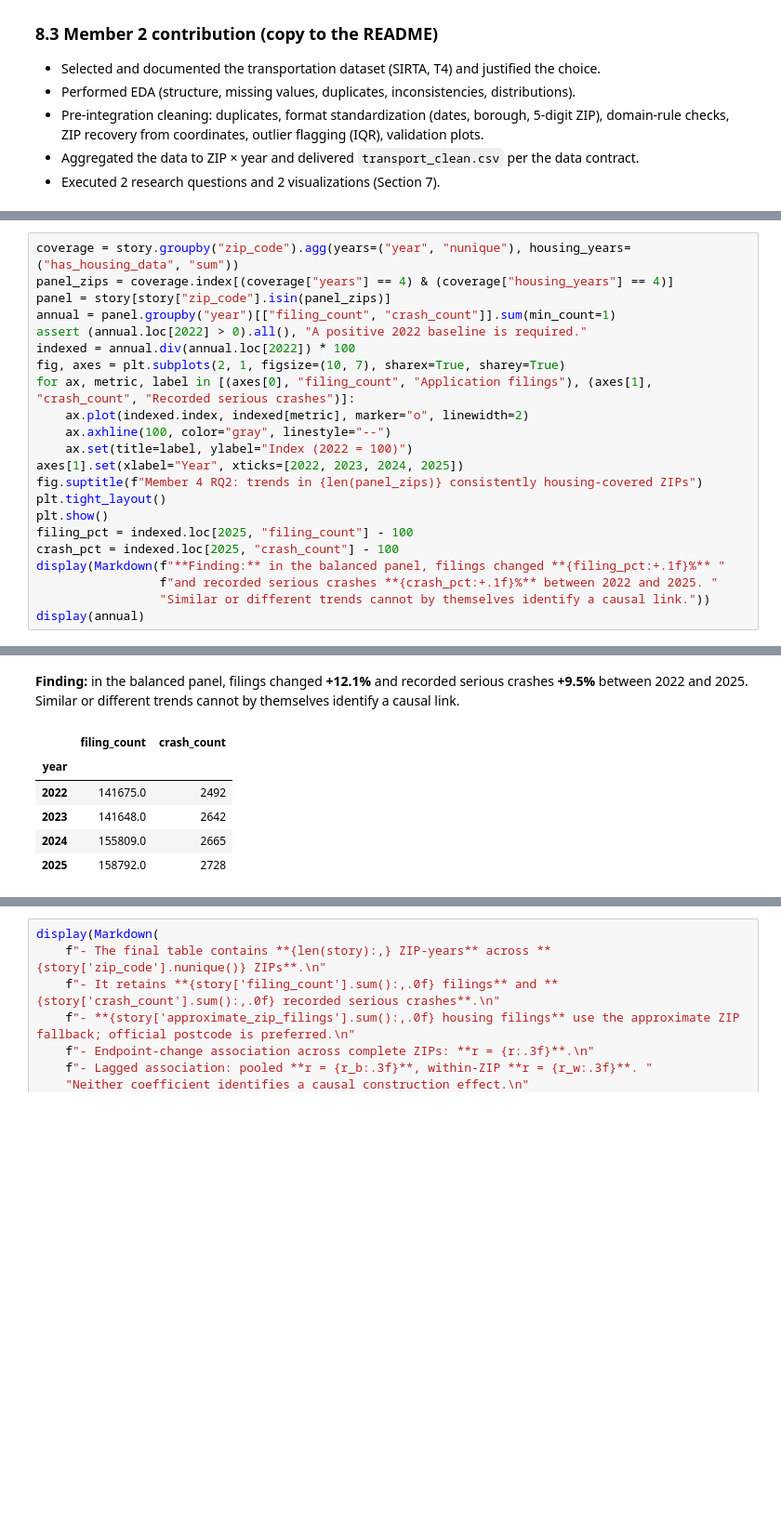
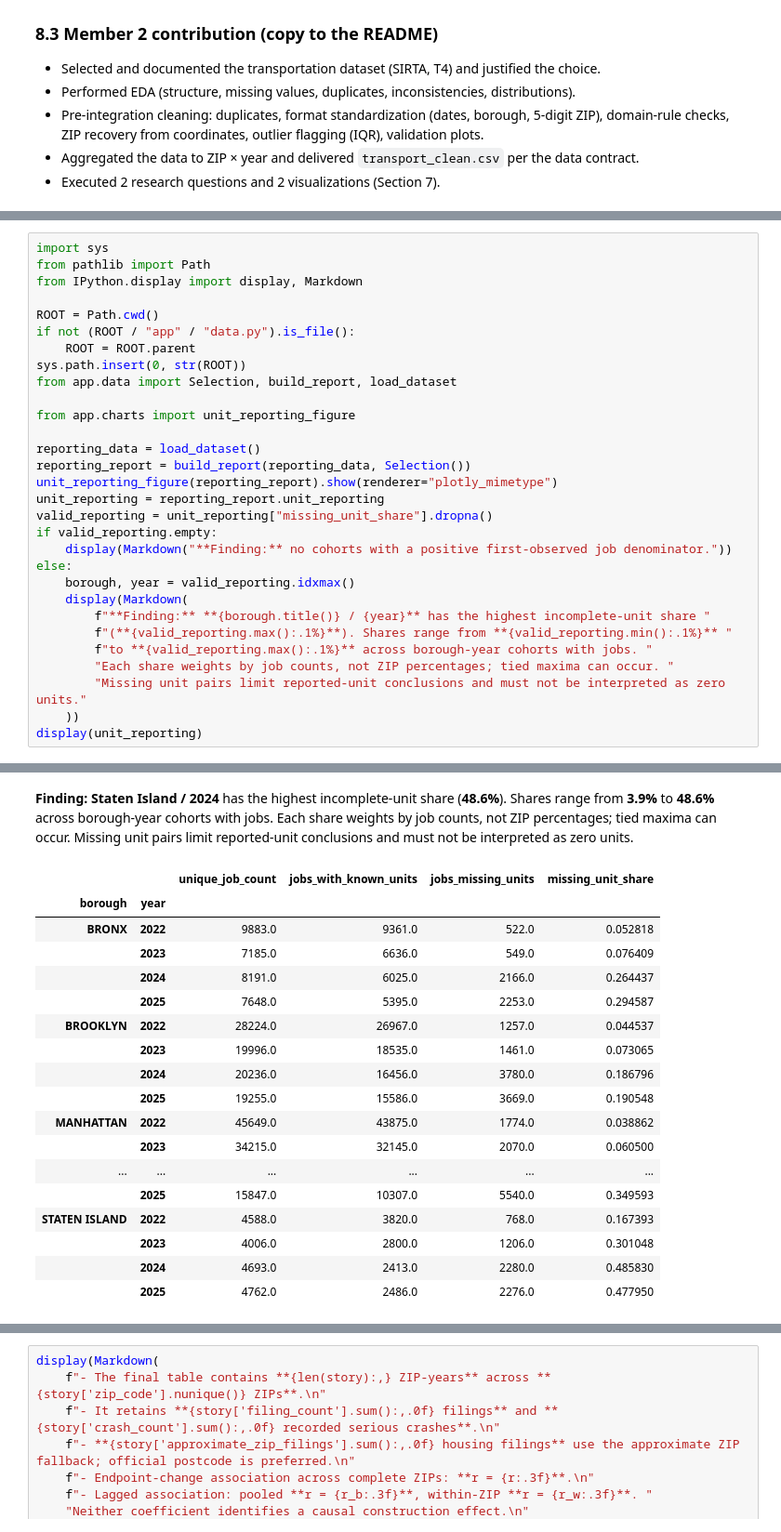
Before and after one commit to mariammashoud/nyc-housing-transport, a Jupyter notebook: notebooks/Member4_Story_and_Final.ipynb, the cells around one changed output, grey strips where cells are left out. Shown at 93% size. Cells and saved outputs as stored; diff of their text form; blank space fills up the shorter version.

```diff
--- a/notebooks/Member4_Story_and_Final.ipynb
+++ b/notebooks/Member4_Story_and_Final.ipynb
@@ -2189,23 +2222,31 @@ Use ZIPs with housing coverage in **all four years**. Keep structural zero recor
 # %%
-coverage = story.groupby("zip_code").agg(years=("year", "nunique"), housing_years=("has_housing_data", "sum"))
-panel_zips = coverage.index[(coverage["years"] == 4) & (coverage["housing_years"] == 4)]
-panel = story[story["zip_code"].isin(panel_zips)]
-annual = panel.groupby("year")[["filing_count", "crash_count"]].sum(min_count=1)
-assert (annual.loc[2022] > 0).all(), "A positive 2022 baseline is required."
-indexed = annual.div(annual.loc[2022]) * 100
-fig, axes = plt.subplots(2, 1, figsize=(10, 7), sharex=True, sharey=True)
-for ax, metric, label in [(axes[0], "filing_count", "Application filings"), (axes[1], "crash_count", "Recorded serious crashes")]:
-    ax.plot(indexed.index, indexed[metric], marker="o", linewidth=2)
-    ax.axhline(100, color="gray", linestyle="--")
-    ax.set(title=label, ylabel="Index (2022 = 100)")
-axes[1].set(xlabel="Year", xticks=[2022, 2023, 2024, 2025])
-fig.suptitle(f"Member 4 RQ2: trends in {len(panel_zips)} consistently housing-covered ZIPs")
-plt.tight_layout()
-plt.show()
-filing_pct = indexed.loc[2025, "filing_count"] - 100
-crash_pct = indexed.loc[2025, "crash_count"] - 100
-display(Markdown(f"**Finding:** in the balanced panel, filings changed **{filing_pct:+.1f}%** "
-                 f"and recorded serious crashes **{crash_pct:+.1f}%** between 2022 and 2025. "
-                 "Similar or different trends cannot by themselves identify a causal link."))
-display(annual)
+import sys
+from pathlib import Path
+from IPython.display import display, Markdown
+
+ROOT = Path.cwd()
+if not (ROOT / "app" / "data.py").is_file():
+    ROOT = ROOT.parent
+sys.path.insert(0, str(ROOT))
+from app.data import Selection, build_report, load_dataset
+
+from app.charts import unit_reporting_figure
+
+reporting_data = load_dataset()
+reporting_report = build_report(reporting_data, Selection())
+unit_reporting_figure(reporting_report).show(renderer="plotly_mimetype")
+unit_reporting = reporting_report.unit_reporting
+valid_reporting = unit_reporting["missing_unit_share"].dropna()
+if valid_reporting.empty:
+    display(Markdown("**Finding:** no cohorts with a positive first-observed job denominator."))
+else:
+    borough, year = valid_reporting.idxmax()
+    display(Markdown(
+        f"**Finding:** **{borough.title()} / {year}** has the highest incomplete-unit share "
+        f"(**{valid_reporting.max():.1%}**). Shares range from **{valid_reporting.min():.1%}** "
+        f"to **{valid_reporting.max():.1%}** across borough-year cohorts with jobs. "
+        "Each share weights by job counts, not ZIP percentages; tied maxima can occur. "
+        "Missing unit pairs limit reported-unit conclusions and must not be interpreted as zero units."
+    ))
+display(unit_reporting)
 # %% [output]
@@ -2213,9 +2253,21 @@ display(annual)
-**Finding:** in the balanced panel, filings changed **+12.1%** and recorded serious crashes **+9.5%** between 2022 and 2025. Similar or different trends cannot by themselves identify a causal link.
+**Finding:** **Staten Island / 2024** has the highest incomplete-unit share (**48.6%**). Shares range from **3.9%** to **48.6%** across borough-year cohorts with jobs. Each share weights by job counts, not ZIP percentages; tied maxima can occur. Missing unit pairs limit reported-unit conclusions and must not be interpreted as zero units.
-|  | filing_count | crash_count |
-| year |  |  |
-| 2022 | 141675.0 | 2492 |
-| 2023 | 141648.0 | 2642 |
-| 2024 | 155809.0 | 2665 |
-| 2025 | 158792.0 | 2728 |
+|  |  | unique_job_count | jobs_with_known_units | jobs_missing_units | missing_unit_share |
+| borough | year |  |  |  |  |
+| BRONX | 2022 | 9883.0 | 9361.0 | 522.0 | 0.052818 |
+|  | 2023 | 7185.0 | 6636.0 | 549.0 | 0.076409 |
+|  | 2024 | 8191.0 | 6025.0 | 2166.0 | 0.264437 |
+|  | 2025 | 7648.0 | 5395.0 | 2253.0 | 0.294587 |
+| BROOKLYN | 2022 | 28224.0 | 26967.0 | 1257.0 | 0.044537 |
+|  | 2023 | 19996.0 | 18535.0 | 1461.0 | 0.073065 |
+|  | 2024 | 20236.0 | 16456.0 | 3780.0 | 0.186796 |
+|  | 2025 | 19255.0 | 15586.0 | 3669.0 | 0.190548 |
+| MANHATTAN | 2022 | 45649.0 | 43875.0 | 1774.0 | 0.038862 |
+|  | 2023 | 34215.0 | 32145.0 | 2070.0 | 0.060500 |
+| ... | ... | ... | ... | ... | ... |
+|  | 2025 | 15847.0 | 10307.0 | 5540.0 | 0.349593 |
+| STATEN ISLAND | 2022 | 4588.0 | 3820.0 | 768.0 | 0.167393 |
+|  | 2023 | 4006.0 | 2800.0 | 1206.0 | 0.301048 |
+|  | 2024 | 4693.0 | 2413.0 | 2280.0 | 0.485830 |
+|  | 2025 | 4762.0 | 2486.0 | 2276.0 | 0.477950 |
 # %% [markdown]
 ## Key findings - calculated from this run
```
Also changed, not shown: parts of 7 cells of this notebook, 11 other files.
